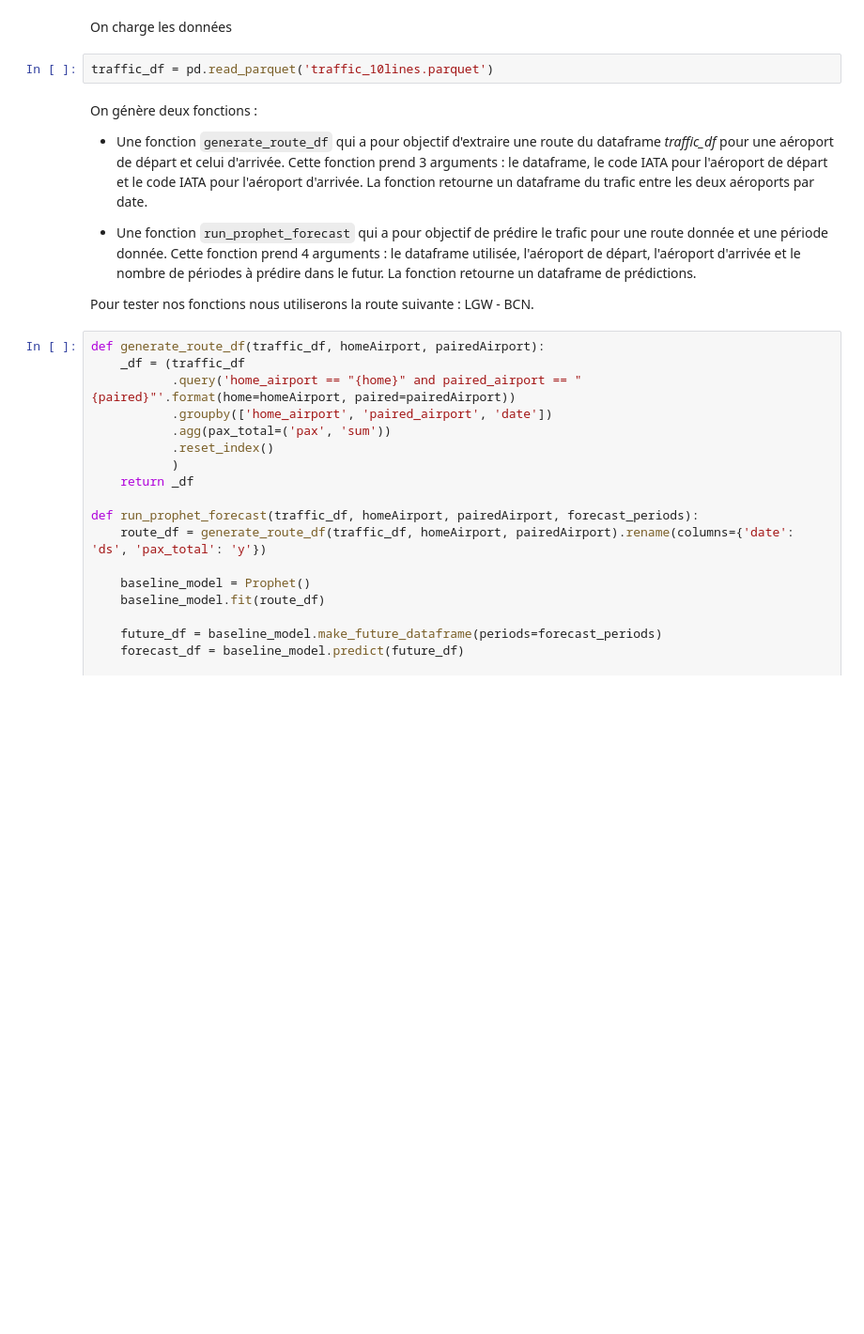
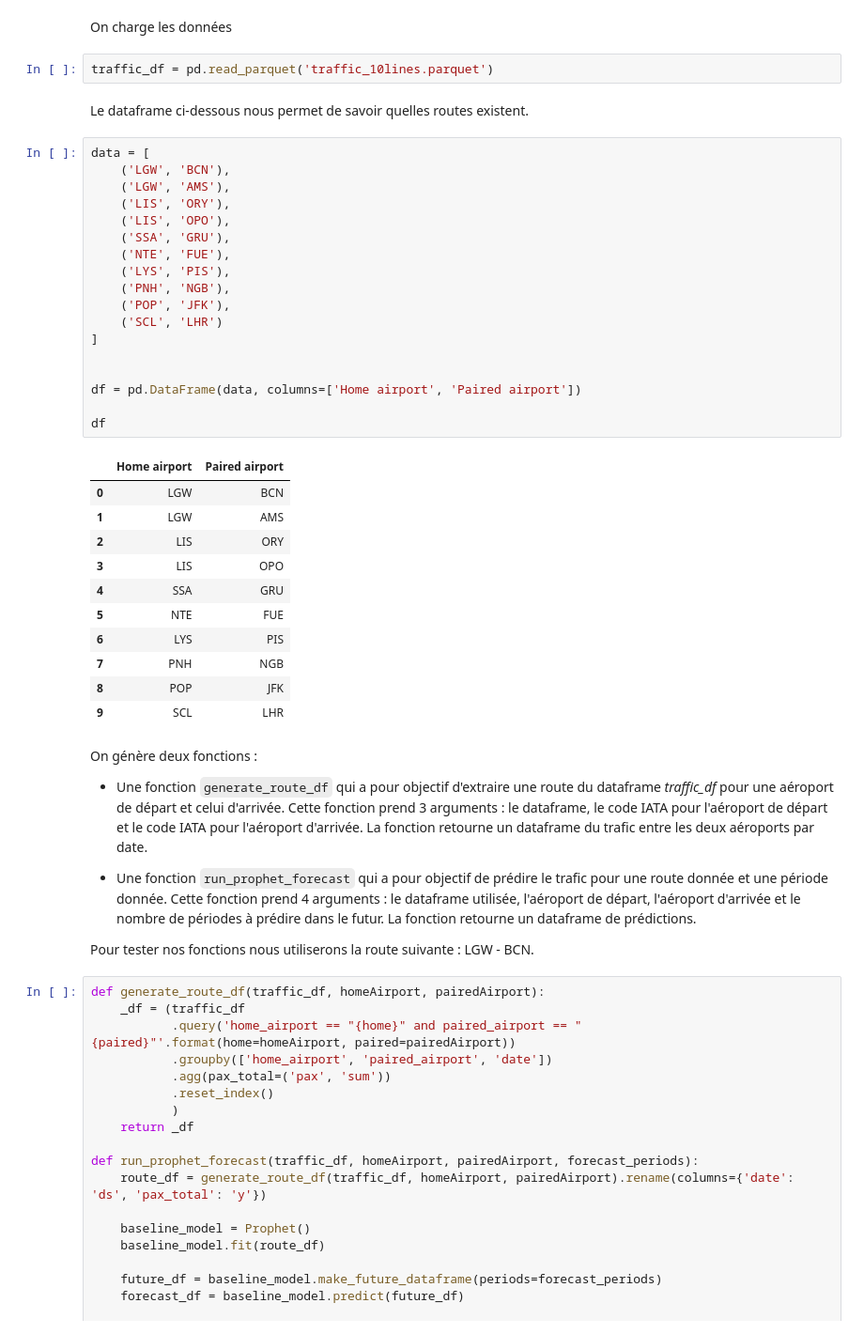
Before and after one commit to arinamlv/airtraffic, a Jupyter notebook: Malova_Tersou.ipynb, the cells around one changed output. Shown at 94% size. Drawn from its saved outputs; the diff is of its cells as text; blank space fills up the shorter version.

```diff
--- a/Malova_Tersou.ipynb
+++ b/Malova_Tersou.ipynb
@@ -59,6 +59,38 @@ from plotly.subplots import make_subplots
 On charge les données
 # %%
 traffic_df = pd.read_parquet('traffic_10lines.parquet')
+# %% [markdown]
+Le dataframe ci-dessous nous permet de savoir quelles routes existent.
+# %%
+data = [
+    ('LGW', 'BCN'),
+    ('LGW', 'AMS'),
+    ('LIS', 'ORY'),
+    ('LIS', 'OPO'),
+    ('SSA', 'GRU'),
+    ('NTE', 'FUE'),
+    ('LYS', 'PIS'),
+    ('PNH', 'NGB'),
+    ('POP', 'JFK'),
+    ('SCL', 'LHR')
+]
+
+
+df = pd.DataFrame(data, columns=['Home airport', 'Paired airport'])
+
+df
+# %% [output]
+|  | Home airport | Paired airport |
+| 0 | LGW | BCN |
+| 1 | LGW | AMS |
+| 2 | LIS | ORY |
+| 3 | LIS | OPO |
+| 4 | SSA | GRU |
+| 5 | NTE | FUE |
+| 6 | LYS | PIS |
+| 7 | PNH | NGB |
+| 8 | POP | JFK |
+| 9 | SCL | LHR |
 # %% [markdown]
 On génère deux fonctions :
 
```
